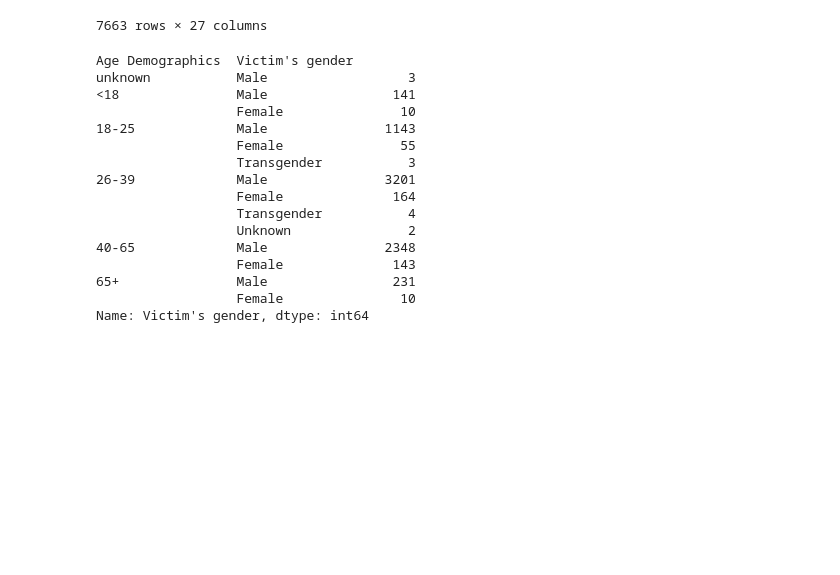
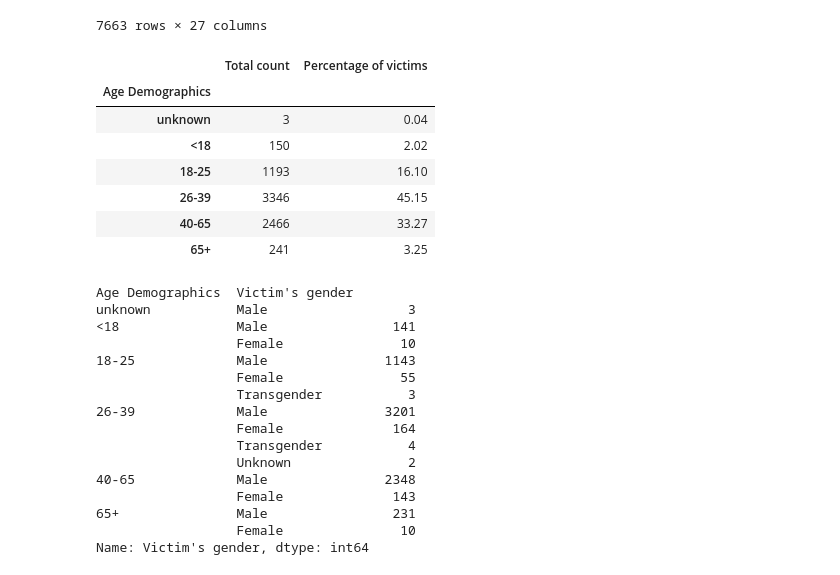
Before and after one commit to EvanK215/ProjectOnePolice, a Jupyter notebook: age_police_shoot_2.ipynb, the cells around one changed output. Cells and saved outputs as stored; diff of their text form; code cells hidden in the pictures; blank space fills up the shorter version.

```diff
--- a/age_police_shoot_2.ipynb
+++ b/age_police_shoot_2.ipynb
@@ -83,34 +83,40 @@ Index(['Victim's name', 'Victim's age', 'Victim's gender', 'Victim's race',
 # %%
 ## Calculate the total count and percentage of victims in each group
 
 # Create the bins for ages which is reference from police killings data
 bins = [0, 1, 17, 24, 39, 64, 999]
 
 # Create the names for the bins
 group_names = ["unknown", "<18", "18-25", "26-39", "40-65", "65+"]
 
 # Place the data series into a new column inside of the DataFrame
 age_df = police_kills_data
 age_df["Age Demographics"] = pd.cut(age_df["Victim's age"], bins, labels=group_names)
 
 # Create a GroupBy object based upon "View Group"
 age_group = age_df.groupby("Age Demographics")
 
 #Calculate total count
 unique_age_count = age_group["Victim's name"].nunique()
 
 #Calculate total victim count
 total_victims = len(age_df["Victim's name"].unique())
 
 #Calculate percentage for each age group
 percentage_victims = round((unique_age_count/total_victims)*100,2)
 
 #Create DataFrame
 age_kills_summary = pd.DataFrame({"Total count":unique_age_count,"Percentage of victims":percentage_victims})
 age_kills_summary
-
-# Save dataframe
-age_kills_summary.to_csv("age_table")
+# %% [output]
+|  | Total count | Percentage of victims |
+| Age Demographics |  |  |
+| unknown | 3 | 0.04 |
+| <18 | 150 | 2.02 |
+| 18-25 | 1193 | 16.10 |
+| 26-39 | 3346 | 45.15 |
+| 40-65 | 2466 | 33.27 |
+| 65+ | 241 | 3.25 |
 # %%
 ## Gender vs age demographics
 # Create a GroupBy object based upon "View Group"
```
Also changed, not shown: parts of 6 cells of this notebook, 1 other file.
